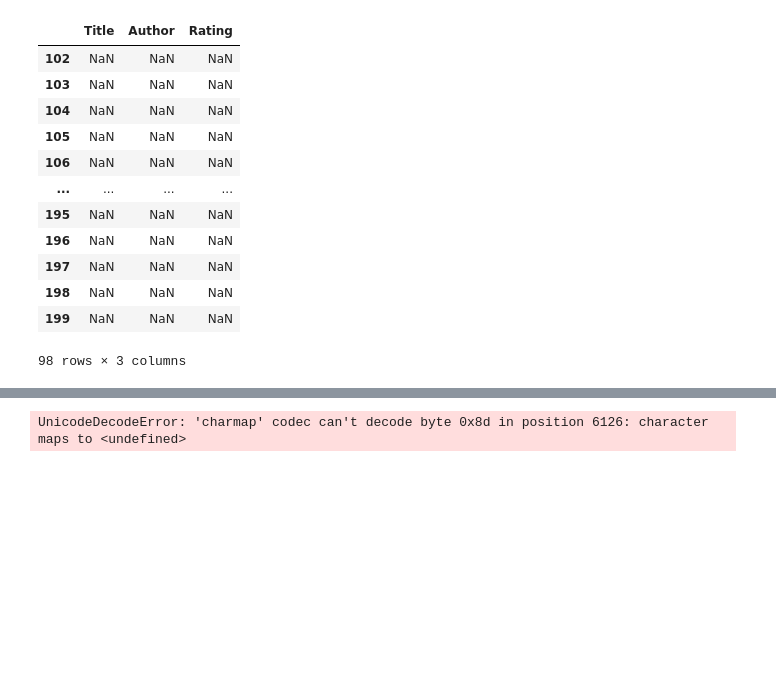
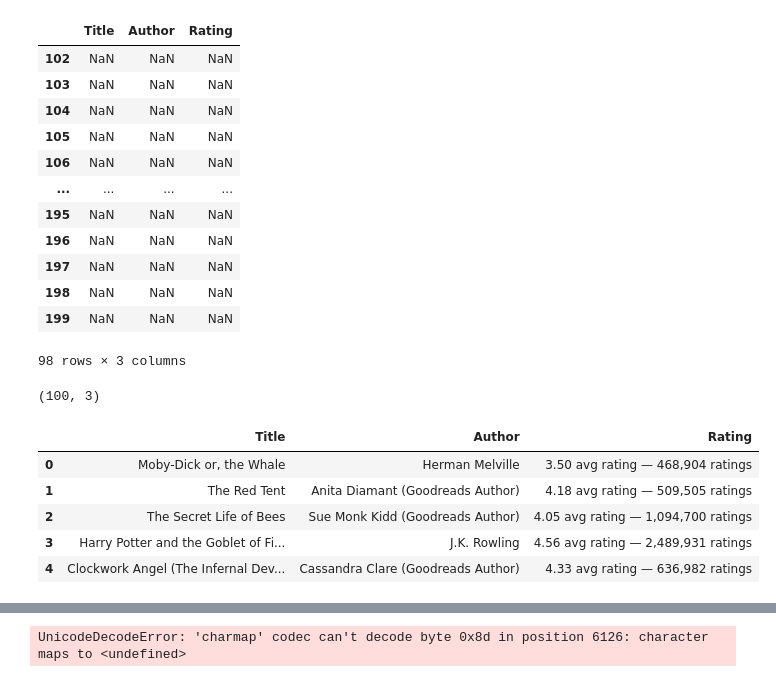
Before and after one commit to noreallyimfine/Bookfinder, a Jupyter notebook: book-titles-1.ipynb, the cells around one changed output, grey strips where cells are left out. Saved outputs shown, nothing was run; the diff lists cells and outputs as text; code cells hidden in the pictures; blank space fills up the shorter version.

```diff
--- a/book-titles-1.ipynb
+++ b/book-titles-1.ipynb
@@ -37,3 +37,17 @@ df[df.Title.isna()]
 | 198 | NaN | NaN | NaN |
 | 199 | NaN | NaN | NaN |
 98 rows × 3 columns
+# %%
+missing = pd.read_csv("best_books_titles_missing.csv")
+
+print(missing.shape)
+
+missing.head()
+# %% [output]
+(100, 3)
+|  | Title | Author | Rating |
+| 0 | Moby-Dick or, the Whale | Herman Melville | 3.50 avg rating — 468,904 ratings |
+| 1 | The Red Tent | Anita Diamant (Goodreads Author) | 4.18 avg rating — 509,505 ratings |
+| 2 | The Secret Life of Bees | Sue Monk Kidd (Goodreads Author) | 4.05 avg rating — 1,094,700 ratings |
+| 3 | Harry Potter and the Goblet of Fi... | J.K. Rowling | 4.56 avg rating — 2,489,931 ratings |
+| 4 | Clockwork Angel (The Infernal Dev... | Cassandra Clare (Goodreads Author) | 4.33 avg rating — 636,982 ratings |
```
Also changed, not shown: parts of 16 cells of this notebook.
